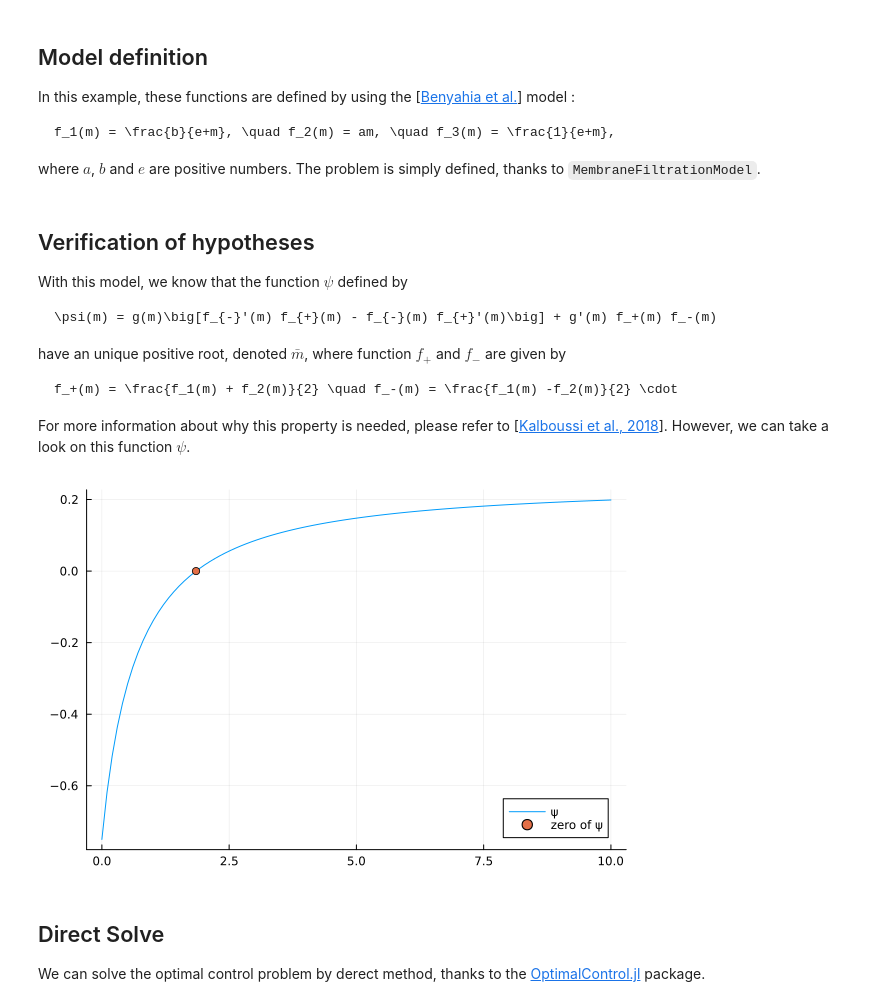
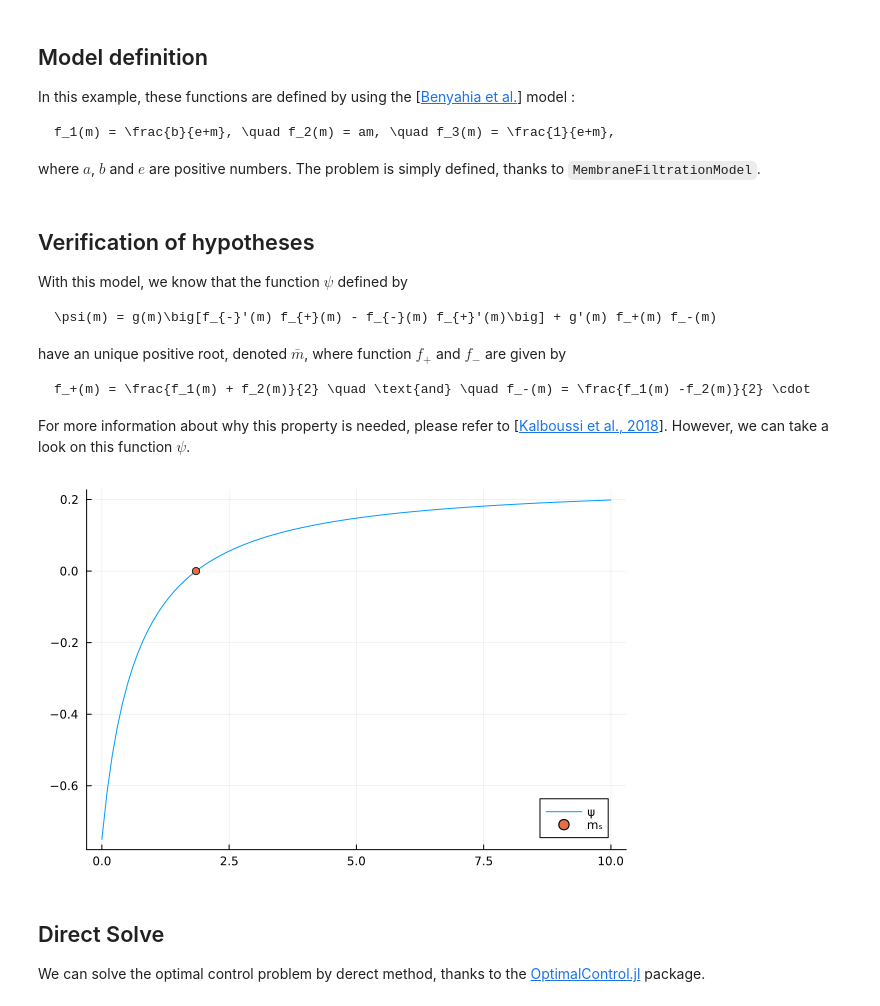
Before and after one commit to remydutto/Filtration.jl, a Jupyter notebook: docs/ressources/basic_example.ipynb, the cells around one changed output. Cells and saved outputs as stored; diff of their text form; code cells hidden in the pictures.

````diff
--- a/docs/ressources/basic_example.ipynb
+++ b/docs/ressources/basic_example.ipynb
@@ -56,17 +59,17 @@ With this model, we know that the function $\psi$ defined by
 have an unique positive root, denoted $\bar m$, where function $f_+$ and $f_-$ are given by
 
 ```math
-f_+(m) = \frac{f_1(m) + f_2(m)}{2} \quad f_-(m) = \frac{f_1(m) -f_2(m)}{2} \cdot
+f_+(m) = \frac{f_1(m) + f_2(m)}{2} \quad \text{and} \quad f_-(m) = \frac{f_1(m) -f_2(m)}{2} \cdot
 ```
 
 For more information about why this property is needed, please refer to [[Kalboussi et al., 2018](https://doi.org/10.1016/j.ifacol.2017.08.1554)]. However, we can take a look on this function $\psi$.
 # %%
 ψ = get_psi(model)
-root = get_root(model)
+mₛ = singular_state(model)
 plot(range(0,10, 100), ψ, label = "ψ")
-scatter!([root], [ψ(root)], label = "zero of ψ")
+scatter!([mₛ], [ψ(mₛ)], label = "mₛ")
 # %% [output]
-[figure, old version]
+[figure, new version]
 # %% [markdown]
 ## Direct Solve
 
````
Also changed, not shown: parts of 5 cells of this notebook, 5 other files.
